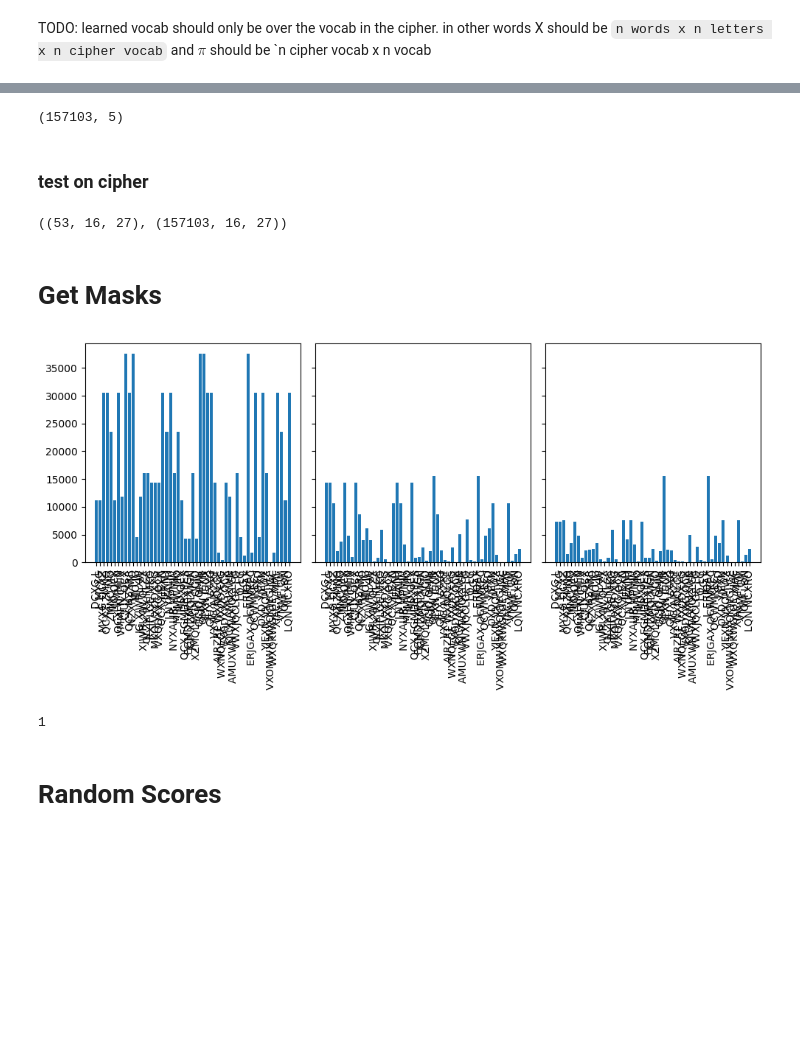
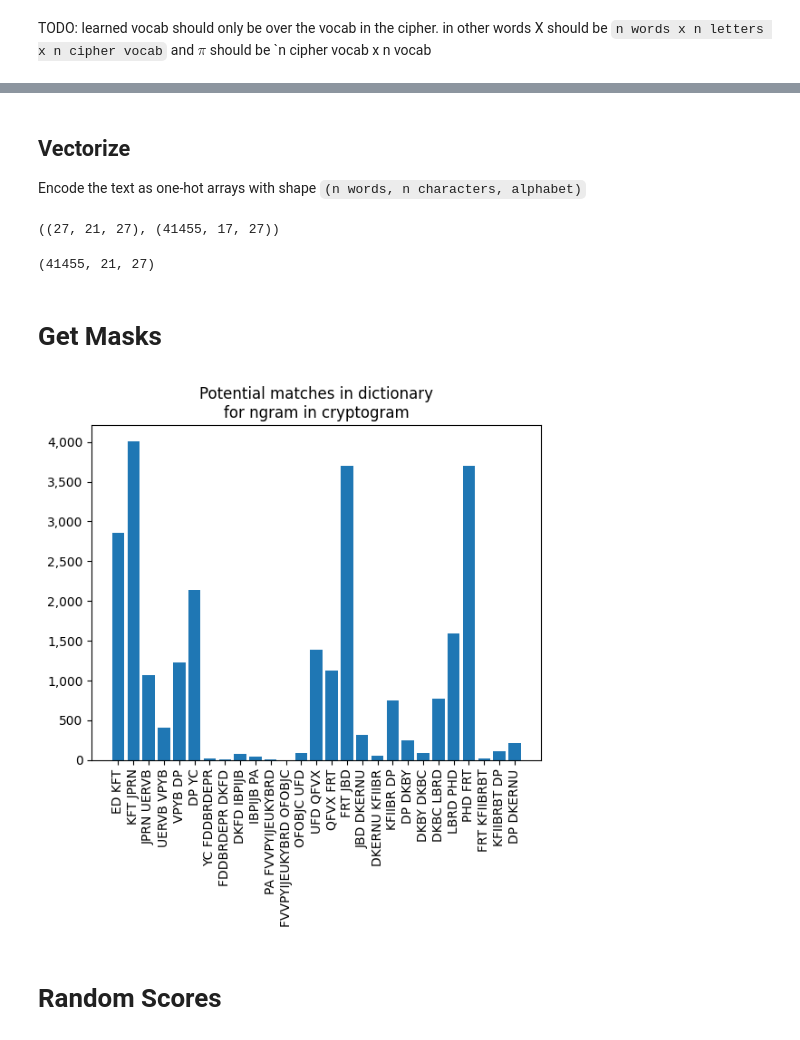
Before and after one commit to dantegates/optimization-posts, a Jupyter notebook: cipher-ngrams.ipynb, the cells around one changed output, grey strips where cells are left out. Saved outputs shown, nothing was run; the diff lists cells and outputs as text; code cells hidden in the pictures; blank space fills up the shorter version.

```diff
--- a/cipher-ngrams.ipynb
+++ b/cipher-ngrams.ipynb
@@ -182,16 +149,23 @@ frequencies.log_likelihood.hist()
-# %%
-dictionary = frequencies
-dictionary.shape
-# %% [output]
-(157103, 5)
 # %% [markdown]
-### test on cipher
+## Vectorize
+
+Encode the text as one-hot arrays with shape `(n words, n characters, alphabet)`
 # %%
 X = vectorize_text(CRYPTOGRAM, TARGET_ALPHABET)
-V = vectorize_text(dictionary.word.tolist(), TARGET_ALPHABET)
+V = vectorize_text(frequencies.word.tolist(), TARGET_ALPHABET)
 X.shape, V.shape
 # %% [output]
-((53, 16, 27), (157103, 16, 27))
+((27, 21, 27), (41455, 17, 27))
+# %%
+# It's possible that X has words of length not found in the dictionary
+# (but not the other way around due to how the dictionary is loaded).
+#
+# If this is the case we pad the values so the matrix math doesn't blow
+# up and the masking takes care of the rest.
+V = np.pad(V, ((0, 0), (0, X.shape[1]-V.shape[1]), (0, 0)))
+V.shape
+# %% [output]
+(41455, 21, 27)
 # %% [markdown]
 # Get Masks
 # %%
@@ -202,29 +176,23 @@ def get_shared_word_separater_mask(text1, text2):
 # %%
 import matplotlib.pyplot as plt
 
 from cryptogram import get_shared_word_length_mask, get_shared_token_sequence_mask
 
 
-fig, axs = plt.subplots(1, 3, sharey=True, figsize=(10, 5))
+fig, ax = plt.subplots()
 
-mask1 = get_shared_word_length_mask(CRYPTOGRAM, dictionary.word.tolist())
-mask2 = get_shared_token_sequence_mask(X, V)
-mask3 = get_shared_word_separater_mask(CRYPTOGRAM, dictionary.word.tolist())
+mask = (
+    get_shared_word_length_mask(CRYPTOGRAM, frequencies.word.tolist())
+    * get_shared_token_sequence_mask(X, V)
+    * get_shared_word_separater_mask(CRYPTOGRAM, frequencies.word.tolist())
+)
+ax.bar(np.arange(mask.shape[0]), mask.sum(axis=1))
 
-axs[0].bar(np.arange(mask1.shape[0]), mask1.sum(axis=1))
-axs[1].bar(np.arange(mask2.shape[0]), mask2.sum(axis=1))
-axs[2].bar(np.arange(mask2.shape[0]), (mask1 * mask2).sum(axis=1))
-
-for ax in axs:
-    ax.set_xticks(np.arange(mask1.shape[0]), CRYPTOGRAM, rotation=90)
-
-fig.tight_layout()
+ax.set_title('Potential matches in dictionary\nfor ngram in cryptogram')
+_ = ax.set_xticks(np.arange(mask.shape[0]), CRYPTOGRAM, rotation=90)
+ax.yaxis.set_major_formatter('{x:,.0f}')
 # %% [output]
-[figure, old version]
+[figure, new version]
-# %%
-sum(1 for w in dictionary if len(w) == len(set(w)) and len(w) == 4)
-# %% [output]
-1
 # %% [markdown]
 # Random Scores
 # %%
```
Also changed, not shown: parts of 42 cells of this notebook, 1 other file.
